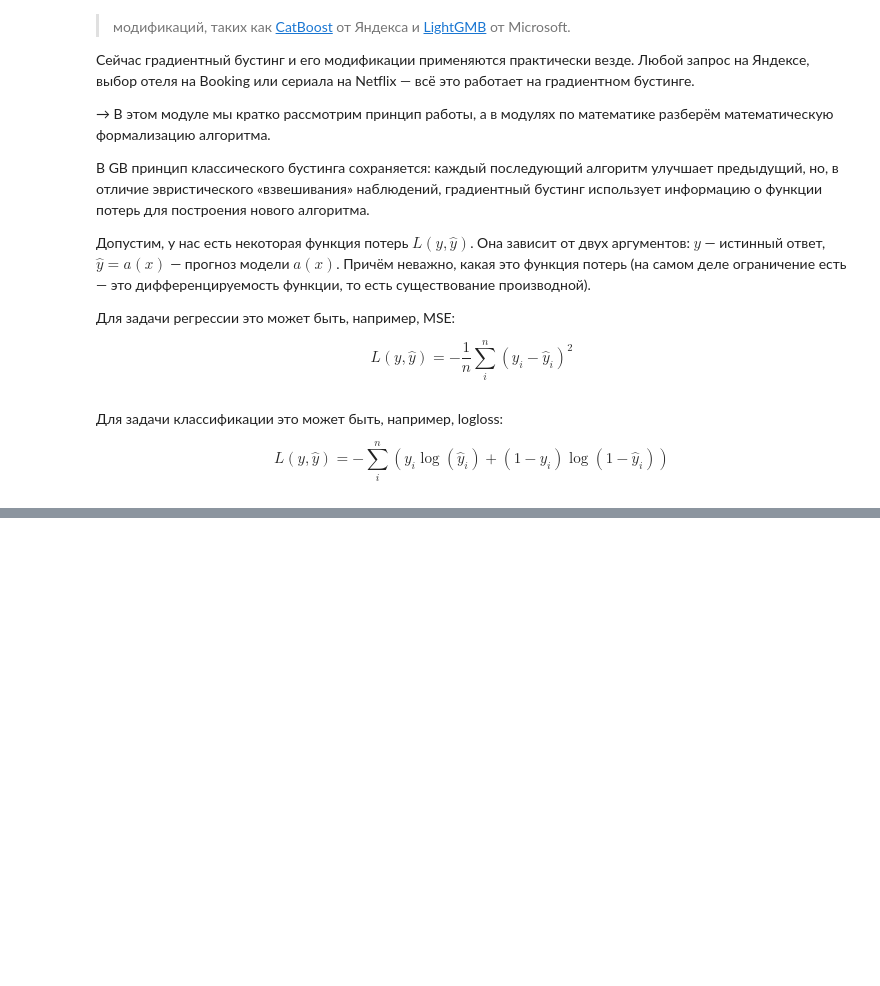
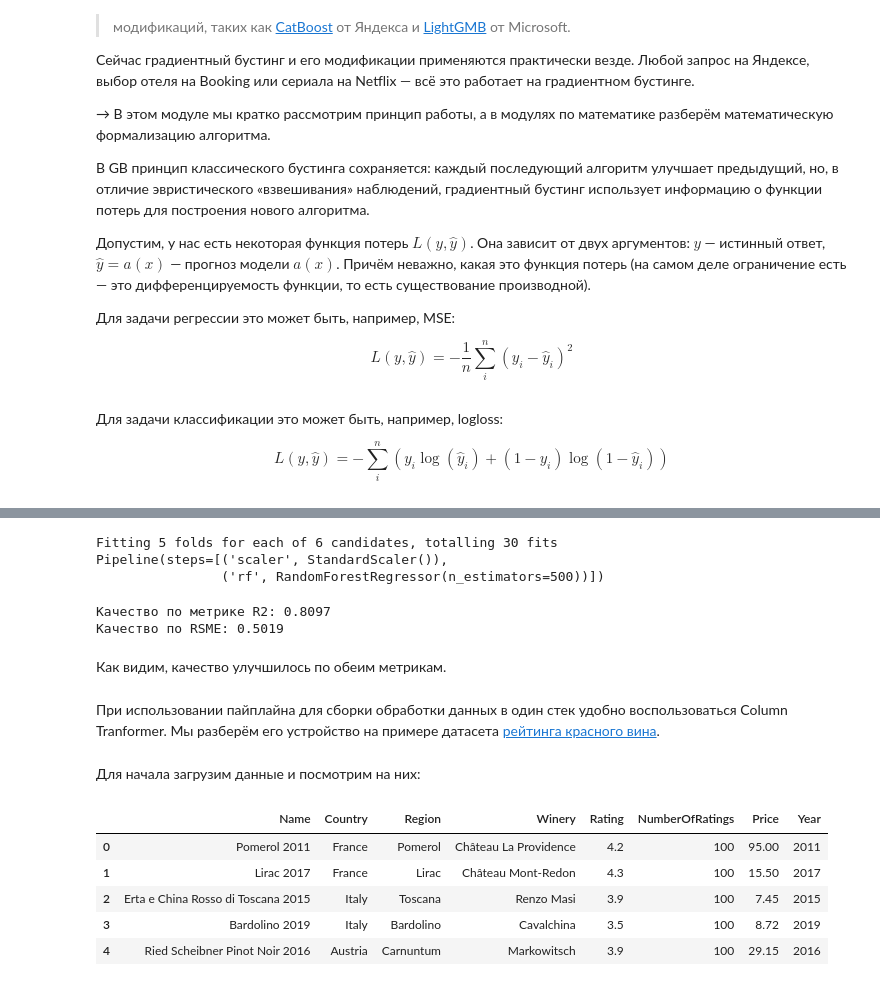
Before and after one commit to Terr14/SF_DS, a Jupyter notebook: SkillFactory/ML-8. Продвинутые методы машинного обучения/ML-8. Продвинутые методы машинного обучения.ipynb, the cells around one changed output, grey strips where cells are left out. Drawn from its saved outputs; the diff is of its cells as text; code cells hidden in the pictures; blank space fills up the shorter version.

```diff
--- a/SkillFactory/ML-8. Продвинутые методы машинного обучения/ML-8. Продвинутые методы машинного обучения.ipynb
+++ b/SkillFactory/ML-8. Продвинутые методы машинного обучения/ML-8. Продвинутые методы машинного обучения.ipynb
@@ -633,0 +1189,39 @@ $$L(y, \hat{y})=-\sum_{i}^{n}\left(y_{i} \log \left(\hat{y}_{i}\right)+\left(1-y
+# %%
+from sklearn.model_selection import GridSearchCV
+param_grid = {'scaler__with_mean':[True,False],
+              'rf__n_estimators':[100, 200, 500]}
+grid_search = GridSearchCV(pipeline, param_grid=param_grid, verbose = True)
+
+
+grid_search.fit(X_train, y_train)
+print(grid_search.best_estimator_)
+# %% [output]
+Fitting 5 folds for each of 6 candidates, totalling 30 fits
+Pipeline(steps=[('scaler', StandardScaler()),
+                ('rf', RandomForestRegressor(n_estimators=500))])
+# %%
+y_pred = grid_search.best_estimator_.predict(X_test)
+print(f'Качество по метрике R2: { round(r2_score(y_test, y_pred),4)}')
+print(f'Качество по RSME: {round(rmse(y_test, y_pred),4)}')
+
+# Качество по метрике R2: 0.81
+# Качество по RSME: 0.5013
+# %% [output]
+Качество по метрике R2: 0.8097
+Качество по RSME: 0.5019
+# %% [markdown]
+Как видим, качество улучшилось по обеим метрикам.
+# %% [markdown]
+При использовании пайплайна для сборки обработки данных в один стек удобно воспользоваться Column Tranformer. Мы разберём его устройство на примере датасета [рейтинга красного вина](https://lms.skillfactory.ru/assets/courseware/v1/4ac05d2d2721ace4a495c186925a350b/asset-v1:SkillFactory+DST-3.0+28FEB2021+type@asset+block/Red.zip).
+# %% [markdown]
+Для начала загрузим данные и посмотрим на них:
+# %%
+df_wine= pd.read_csv('data/Red.csv')
+df_wine.head()
+# %% [output]
+|  | Name | Country | Region | Winery | Rating | NumberOfRatings | Price | Year |
+| 0 | Pomerol 2011 | France | Pomerol | Château La Providence | 4.2 | 100 | 95.00 | 2011 |
+| 1 | Lirac 2017 | France | Lirac | Château Mont-Redon | 4.3 | 100 | 15.50 | 2017 |
+| 2 | Erta e China Rosso di Toscana 2015 | Italy | Toscana | Renzo Masi | 3.9 | 100 | 7.45 | 2015 |
+| 3 | Bardolino 2019 | Italy | Bardolino | Cavalchina | 3.5 | 100 | 8.72 | 2019 |
+| 4 | Ried Scheibner Pinot Noir 2016 | Austria | Carnuntum | Markowitsch | 3.9 | 100 | 29.15 | 2016 |
```
Also changed, not shown: parts of 86 cells of this notebook, 8 other files.
